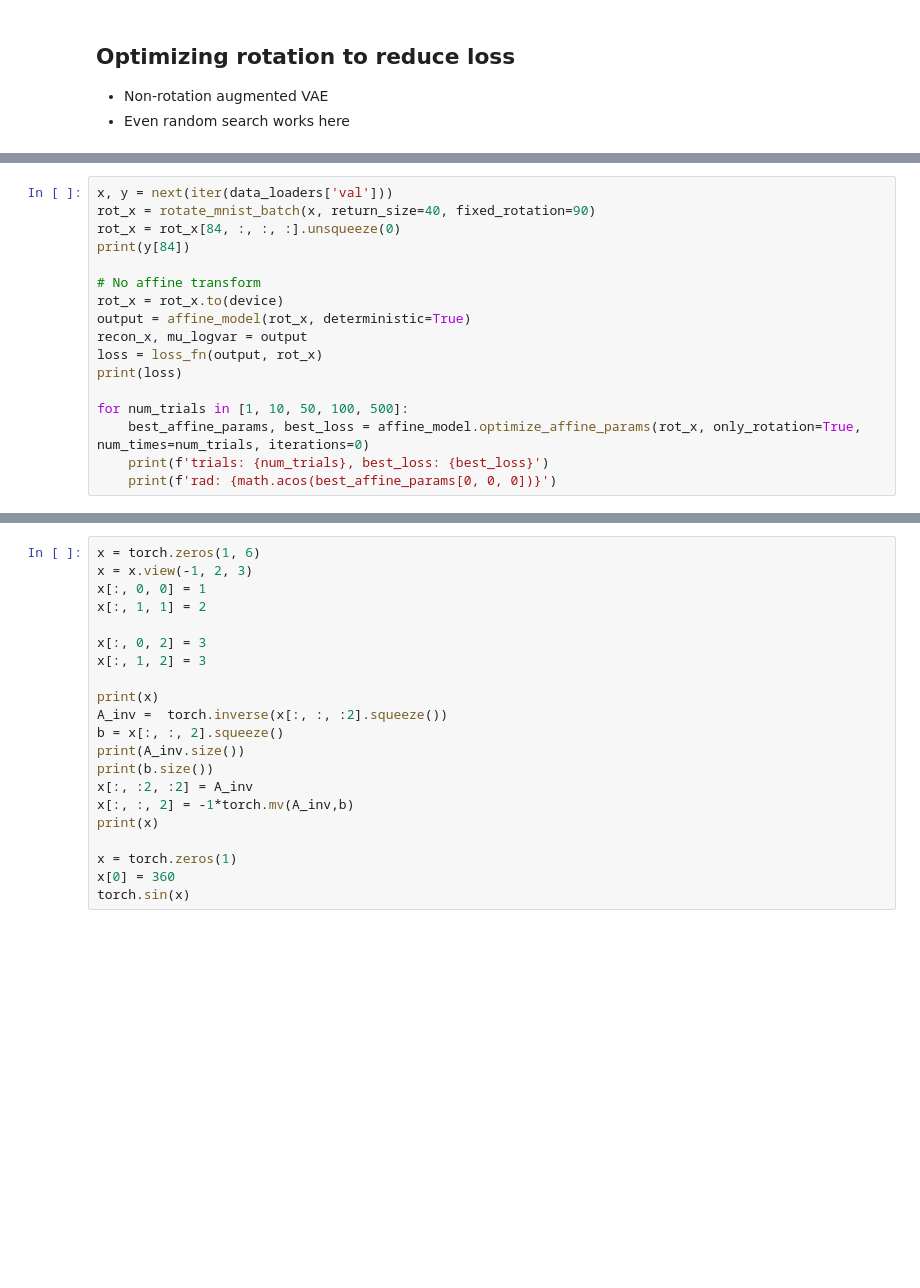
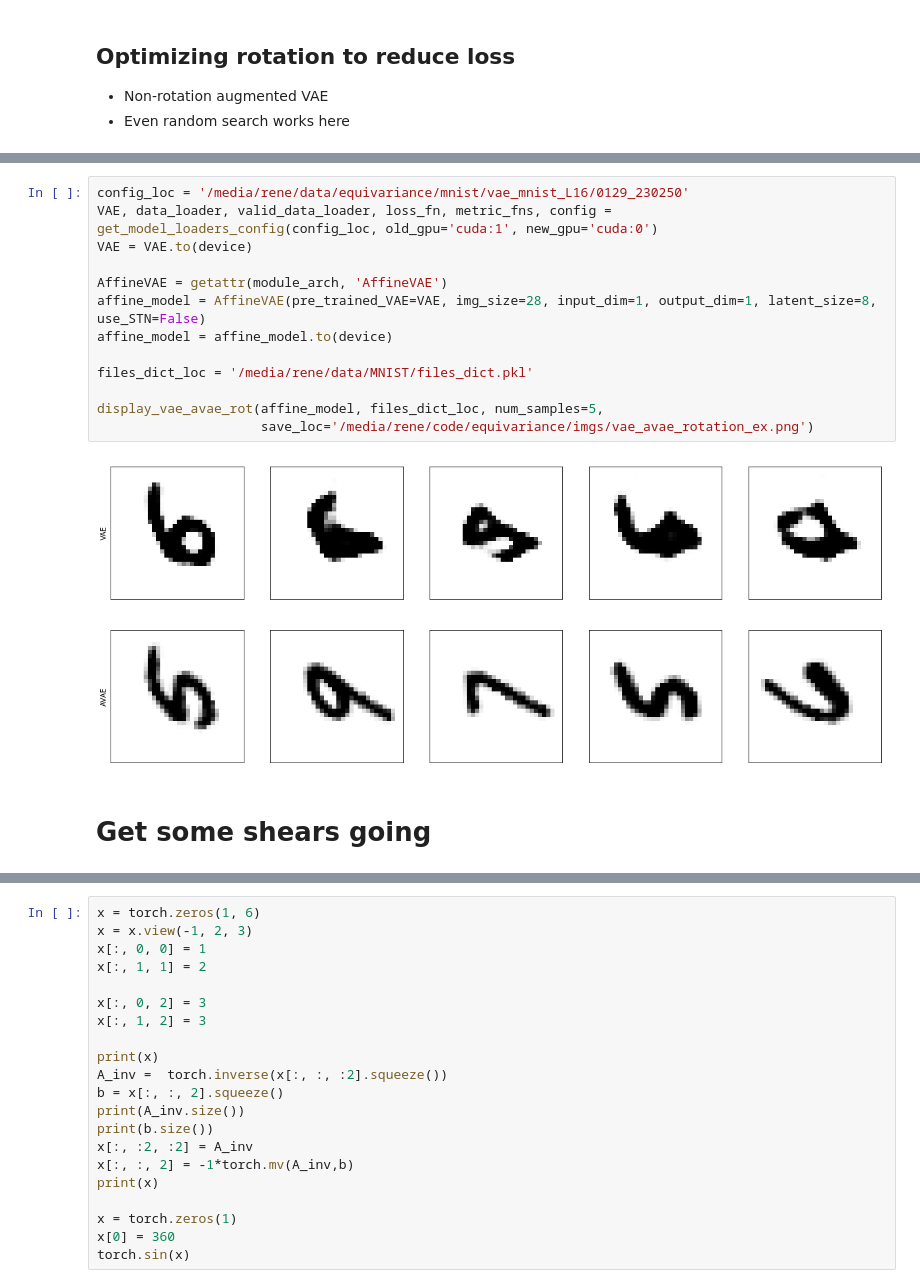
Before and after one commit to renebidart/affine-variational-autoencoder, a Jupyter notebook: notebooks/eval_autoencoder.ipynb, the cells around one changed output, grey strips where cells are left out. Drawn from its saved outputs; the diff is of its cells as text; blank space fills up the shorter version.

```diff
--- a/notebooks/eval_autoencoder.ipynb
+++ b/notebooks/eval_autoencoder.ipynb
@@ -929,17 +870,0 @@ rotation_opt_perf_3.png
-# %%
-x, y = next(iter(data_loaders['val']))
-rot_x = rotate_mnist_batch(x, return_size=40, fixed_rotation=90)
-rot_x = rot_x[84, :, :, :].unsqueeze(0)
-print(y[84])
-
-# No affine transform
-rot_x = rot_x.to(device)
-output = affine_model(rot_x, deterministic=True)
-recon_x, mu_logvar = output
-loss = loss_fn(output, rot_x)
-print(loss)
-
-for num_trials in [1, 10, 50, 100, 500]:
-    best_affine_params, best_loss = affine_model.optimize_affine_params(rot_x, only_rotation=True, num_times=num_trials, iterations=0)
-    print(f'trials: {num_trials}, best_loss: {best_loss}')
-    print(f'rad: {math.acos(best_affine_params[0, 0, 0])}')
@@ -966,0 +917,17 @@ VAE.fc_dec.bias          torch.Size([1600])
+# %%
+config_loc = '/media/rene/data/equivariance/mnist/vae_mnist_L16/0129_230250'
+VAE, data_loader, valid_data_loader, loss_fn, metric_fns, config = get_model_loaders_config(config_loc, old_gpu='cuda:1', new_gpu='cuda:0')
+VAE = VAE.to(device)
+
+AffineVAE = getattr(module_arch, 'AffineVAE')
+affine_model = AffineVAE(pre_trained_VAE=VAE, img_size=28, input_dim=1, output_dim=1, latent_size=8, use_STN=False)
+affine_model = affine_model.to(device)
+
+files_dict_loc = '/media/rene/data/MNIST/files_dict.pkl'
+
+display_vae_avae_rot(affine_model, files_dict_loc, num_samples=5,
+                     save_loc='/media/rene/code/equivariance/imgs/vae_avae_rotation_ex.png')
+# %% [output]
+[figure, added]
+# %% [markdown]
+# Get some shears going
```
Also changed, not shown: parts of 17 cells of this notebook, 17 other files.
